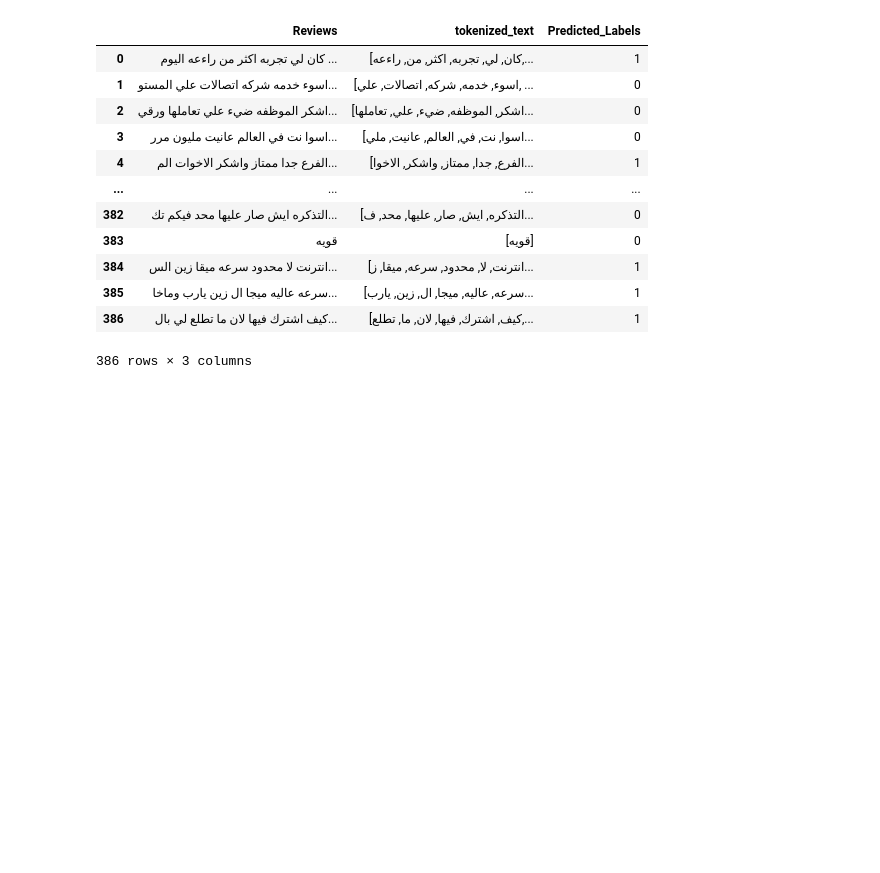
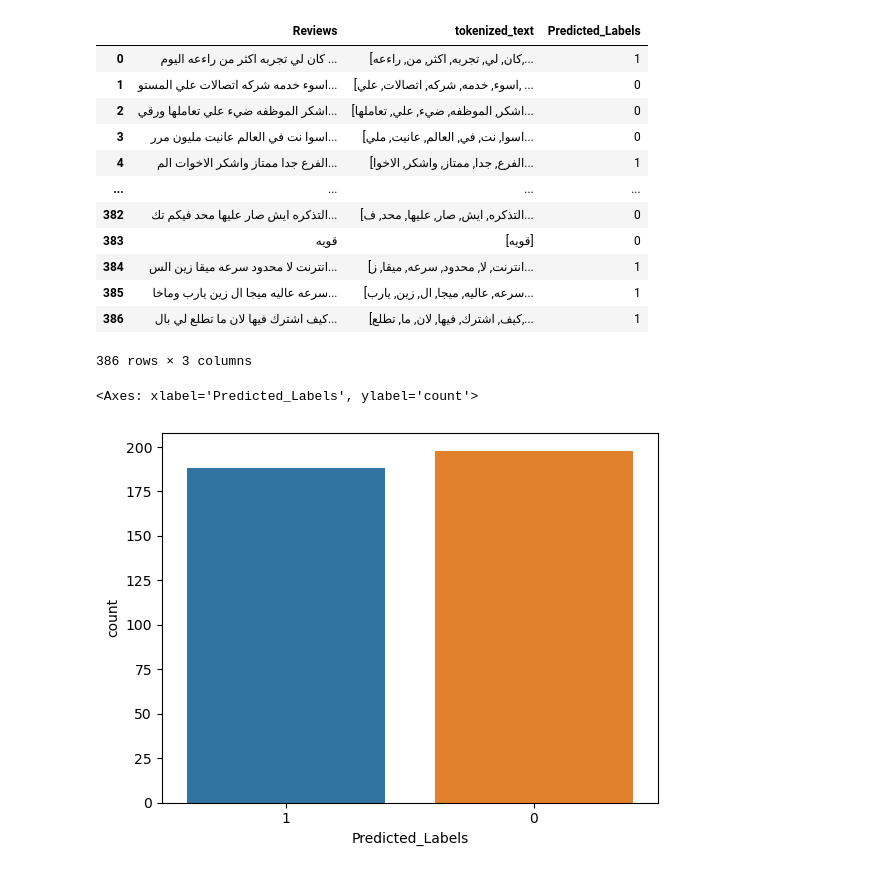
Before and after one commit to shaaleissa/Data-Mining-Project, a Jupyter notebook: FOR DS/another_sa_for_DS.ipynb, the cells around one changed output. Cells and saved outputs as stored; diff of their text form; code cells hidden in the pictures; blank space fills up the shorter version.

```diff
--- a/FOR DS/another_sa_for_DS.ipynb
+++ b/FOR DS/another_sa_for_DS.ipynb
@@ -43,3 +43,41 @@ df_train
 | 4250 | #غرد_بحبك_لمحمد_بن_سلمان \n \n ال... | 1 |
 | 4251 | #غرد_بحبك_لمحمد_بن_سلمان \n \n اح... | 1 |
 4252 rows × 2 columns
+# %%
+import pandas as pd
+from langdetect import detect
+import emoji
+import re
+
+# Sample dataframe creation (replace this with your actual dataframe)
+data = {'text': ["Hello world! 😊 #fun #learning @someone", "Python is awesome! 🐍🔥 @pythondev"]}
+df_train = pd.DataFrame(data)
+
+# Detect language and encoding
+def detect_language(text):
+    try:
+        return detect(text)
+    except:
+        return "Unknown"
+
+df_train['language'] = df_train['text'].apply(detect_language)
+
+# Calculate average tweet length
+df_train['tweet_length'] = df_train['text'].apply(len)
+average_tweet_length = df_train['tweet_length'].mean()
+
+# Count number of hashtags
+df_train['hashtags'] = df_train['text'].apply(lambda x: len(re.findall(r"#(\w+)", x)))
+
+# Count mentions
+df_train['mentions'] = df_train['text'].apply(lambda x: len(re.findall(r"@(\w+)", x)))
+
+# Count emojis
+df_train['emojis'] = df_train['text'].apply(lambda x: emoji.emoji_count(x))
+
+# Results
+print("Average Tweet Length:", average_tweet_length)
+print("Total Number of Hashtags:", df_train['hashtags'].sum())
+print("Total Number of Mentions:", df_train['mentions'].sum())
+print("Total Number of Emojis:", df_train['emojis'].sum())
+print(df_train[['language', 'tweet_length', 'hashtags', 'mentions', 'emojis']])
@@ -466,3 +512,9 @@ df
 | 385 | سرعه عاليه ميجا ال زين يارب وماخا... | [سرعه, عاليه, ميجا, ال, زين, يارب... | 1 |
 | 386 | كيف اشترك فيها لان ما تطلع لي بال... | [كيف, اشترك, فيها, لان, ما, تطلع,... | 1 |
 386 rows × 3 columns
+# %%
+import seaborn as sns
+sns.countplot(x='Predicted_Labels', data=df)
+# %% [output]
+<Axes: xlabel='Predicted_Labels', ylabel='count'>
+[figure, added]
```
Also changed, not shown: parts of 8 cells of this notebook, 3 other files.
